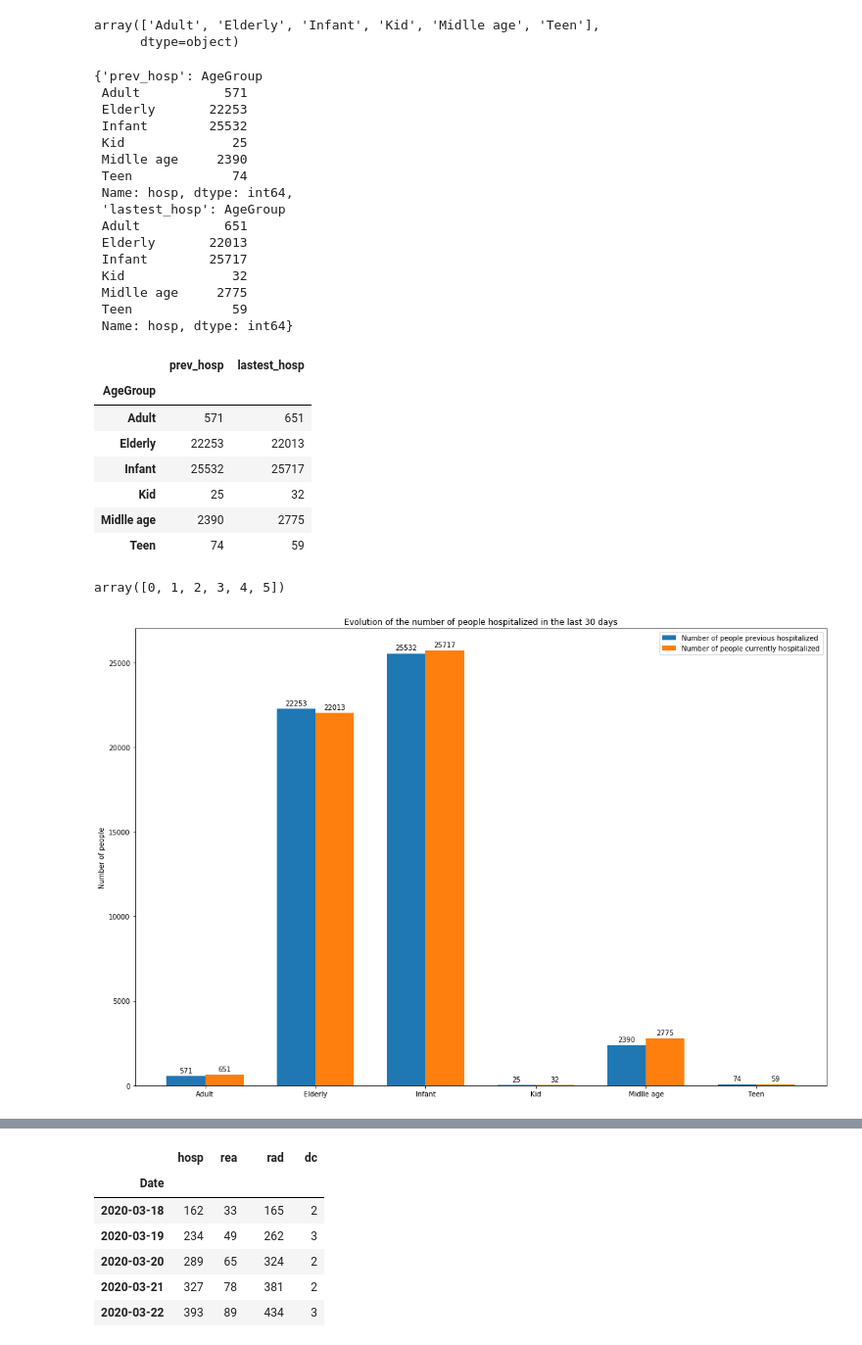
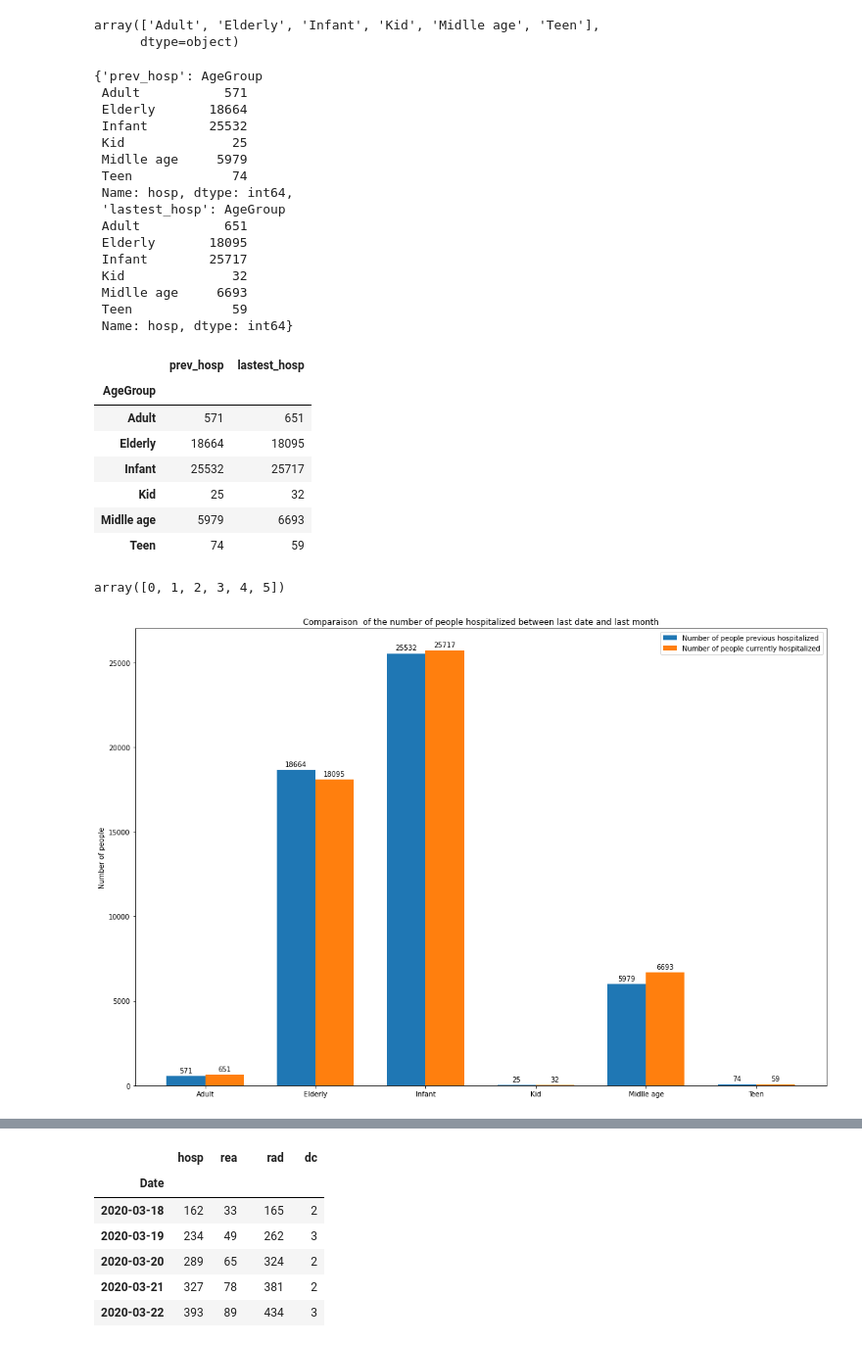
Before and after one commit to Wal1d/covidFranceRep, a Jupyter notebook: covid-par-age.ipynb, the cells around one changed output, grey strips where cells are left out. Shown at 98% size. Cells and saved outputs as stored; diff of their text form; code cells hidden in the pictures.

```diff
--- a/covid-par-age.ipynb
+++ b/covid-par-age.ipynb
@@ -42,7 +42,7 @@ df.loc[(df.cl_age90 < 40),  'AgeGroup'] = 'Adult'
 df.loc[(df.cl_age90 < 20),  'AgeGroup'] = 'Teen'
 df.loc[(df.cl_age90 < 10),  'AgeGroup'] = 'Kid'
 df.loc[(df.cl_age90 <= 1),  'AgeGroup'] = 'Infant'
-df.loc[(df.cl_age90 > 68),  'AgeGroup'] = 'Elderly'
+df.loc[(df.cl_age90 >= 70),  'AgeGroup'] = 'Elderly'
 df
 # %% [output]
 |  | reg | cl_age90 | hosp | rea | rad | dc | AgeGroup |
@@ -159,18 +159,18 @@ frame
 # %% [output]
 {'prev_hosp': AgeGroup
  Adult           571
- Elderly       22253
+ Elderly       18664
  Infant        25532
  Kid              25
- Midlle age     2390
+ Midlle age     5979
  Teen             74
  Name: hosp, dtype: int64,
  'lastest_hosp': AgeGroup
  Adult           651
- Elderly       22013
+ Elderly       18095
  Infant        25717
  Kid              32
- Midlle age     2775
+ Midlle age     6693
  Teen             59
  Name: hosp, dtype: int64}
 # %%
@@ -180,10 +180,10 @@ stats
 |  | prev_hosp | lastest_hosp |
 | AgeGroup |  |  |
 | Adult | 571 | 651 |
-| Elderly | 22253 | 22013 |
+| Elderly | 18664 | 18095 |
 | Infant | 25532 | 25717 |
 | Kid | 25 | 32 |
-| Midlle age | 2390 | 2775 |
+| Midlle age | 5979 | 6693 |
 | Teen | 74 | 59 |
 # %%
 x = np.arange(len(stats.index))
@@ -195,35 +195,35 @@ array([0, 1, 2, 3, 4, 5])
 fig, ax = plt.subplots(figsize=(15, 10))
 rects1 = ax.bar(x - width/2, stats.prev_hosp, width, label='Number of people previous hospitalized')
 rects2 = ax.bar(x + width/2, stats.lastest_hosp, width, label='Number of people currently hospitalized')
 
 # Add some text for labels, title and custom x-axis tick labels, etc.
 ax.set_ylabel('Number of people')
-ax.set_title('Evolution of the number of people hospitalized in the last 30 days')
+ax.set_title('Comparaison  of the number of people hospitalized between last date and last month')
 #ax.set_xticks(stats.index)
 # ax.set_xticklabels(stats.index)
 ax.set_xticklabels(('', 'Adult', 'Elderly', 'Infant', 'Kid', 'Midlle age', 'Teen'))
 ax.legend()
 
 
 def autolabel(rects):
     """Attach a text label above each bar in *rects*, displaying its height."""
     for rect in rects:
         height = rect.get_height()
         ax.annotate('{}'.format(height),
                     xy=(rect.get_x() + rect.get_width() / 2, height),
                     xytext=(0, 3),  # 3 points vertical offset
                     textcoords="offset points",
                     ha='center', va='bottom')
 
 
 autolabel(rects1)
 autolabel(rects2)
 
 fig.tight_layout()
 fig.savefig('EvolutionHospitalizationsAge.png')
 plt.show()
 # %% [output]
-[figure, old version]
+[figure, new version]
 # %%
 df
 # %% [output]
```
Also changed, not shown: parts of 14 cells of this notebook, 16 other files.
